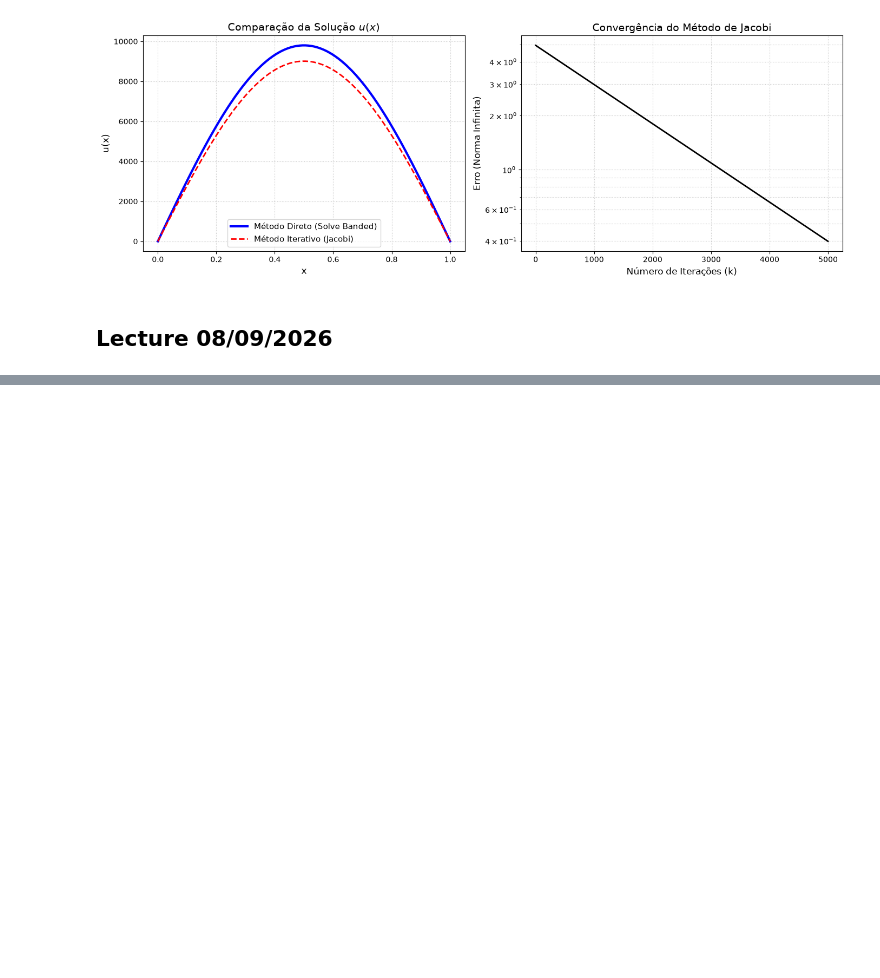
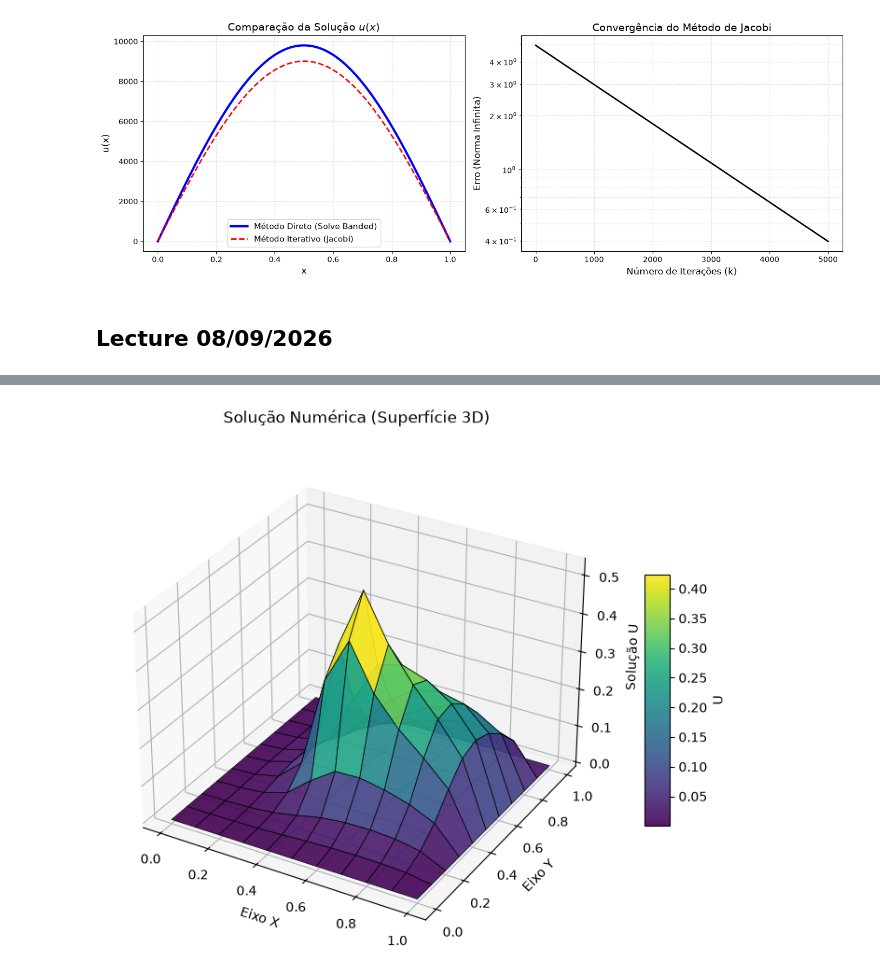
Before and after one commit to Ederson-Passos/applied-numerical-methods, a Jupyter notebook: notebooks/lectures.ipynb, the cells around one changed output, grey strips where cells are left out. Saved outputs shown, nothing was run; the diff lists cells and outputs as text; code cells hidden in the pictures; blank space fills up the shorter version.

```diff
--- a/notebooks/lectures.ipynb
+++ b/notebooks/lectures.ipynb
@@ -441,7 +441,7 @@ import numpy as np
 import time
 
 # Configurações da malha (usando um N maior para notar a diferença de desempenho)
-n = 1000
+n = 10000
 xx = np.linspace(0, 1, n)
 
 # Fonte (Right Hand Side) - Mesma função do Exemplo 1.1.2
@@ -596,0 +763,33 @@ plt.show()
+# %%
+# u, info = mgc(A, b, x0=np.zeros_like(b))
+# print(info)
+from scipy.sparse.linalg import spsolve
+u = spsolve(A, b)
+# %%
+# vizualização 3D
+import matplotlib.pyplot as plt
+from matplotlib import cm
+
+X, Y = np.meshgrid(xx, yy)
+U = np.zeros((n,n))
+U[1:n-1,1:n-1] = u.reshape((n-2,n-2))
+
+fig = plt.figure(figsize=(10, 7))
+ax = fig.add_subplot(111, projection='3d')
+
+# Cria a superfície 3D
+surf = ax.plot_surface(X, Y, U, cmap='viridis',
+                       linewidth=0.5, edgecolor='k', alpha=0.9)
+
+# Configuração de eixos
+ax.set_xlabel('Eixo X')
+ax.set_ylabel('Eixo Y')
+ax.set_zlabel('Solução U')
+ax.set_title("Solução Numérica (Superfície 3D)", pad=20)
+
+# Barra de cores
+fig.colorbar(surf, shrink=0.5, aspect=10, label='U')
+
+plt.show()
+# %% [output]
+[figure, added]
```
Also changed, not shown: parts of 6 cells of this notebook.
